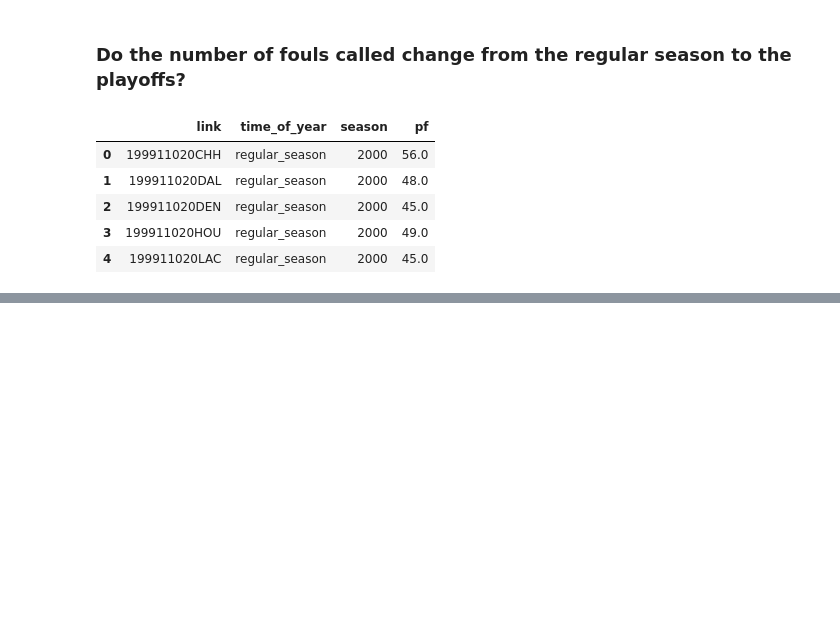
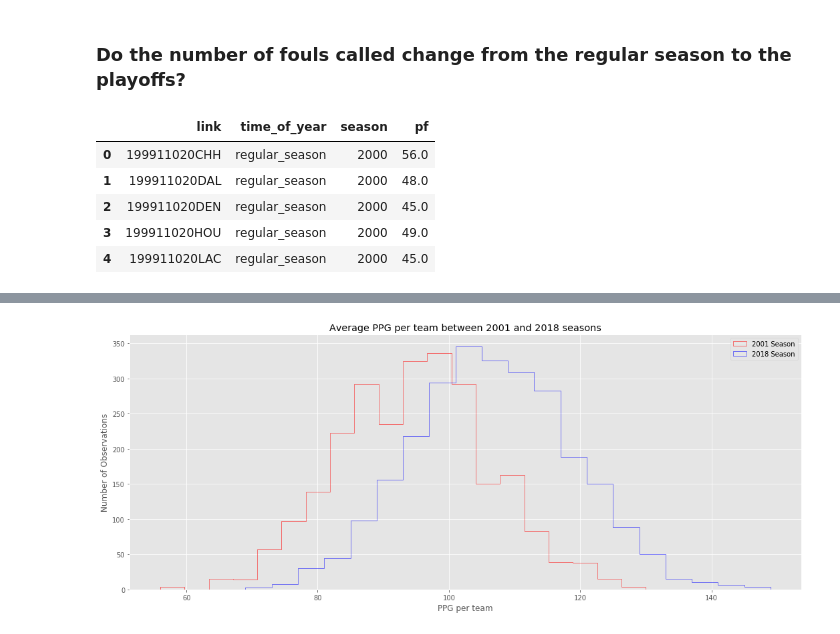
Before and after one commit to fyurekli/projects_python, a Jupyter notebook: nba_analysis/nba_preliminary_EDA.ipynb, the cells around one changed output, grey strips where cells are left out. Cells and saved outputs as stored; diff of their text form; code cells hidden in the pictures; blank space fills up the shorter version.

```diff
--- a/nba_analysis/nba_preliminary_EDA.ipynb
+++ b/nba_analysis/nba_preliminary_EDA.ipynb
@@ -110,0 +158,21 @@ Text(0.5,1,'Average Fouls Per Game per Season')
+# %%
+#create datasets for the 2001 and 2018 seasons
+df_box_2001 = df_box[df_box['season']==2001]
+df_box_2018 = df_box[df_box['season']==2018]
+# %%
+#group and sum each dataset by season, game, and team
+df_box_2001 = df_box_2001.groupby(['season','link','team'])['pts','fg','fga','3p','3pa'].sum().reset_index()
+df_box_2018 = df_box_2018.groupby(['season','link','team'])['pts','fg','fga','3p','3pa'].sum().reset_index()
+# %%
+plt.style.use('ggplot')
+fig, ax = plt.subplots(figsize=(18,7))
+# the histogram of the data
+ax.set_title('Average PPG per team between 2001 and 2018 seasons')
+ax.hist(df_box_2001['pts'], bins=20, color='r', label='2001 Season', histtype='step')
+ax.hist(df_box_2018['pts'], bins=20, color='b', label='2018 Season', histtype='step')
+ax.set_ylabel('Number of Observations')
+ax.set_xlabel('PPG per team')
+ax.legend()
+plt.show();
+# %% [output]
+[figure, added]
```
Also changed, not shown: parts of 29 cells of this notebook.
